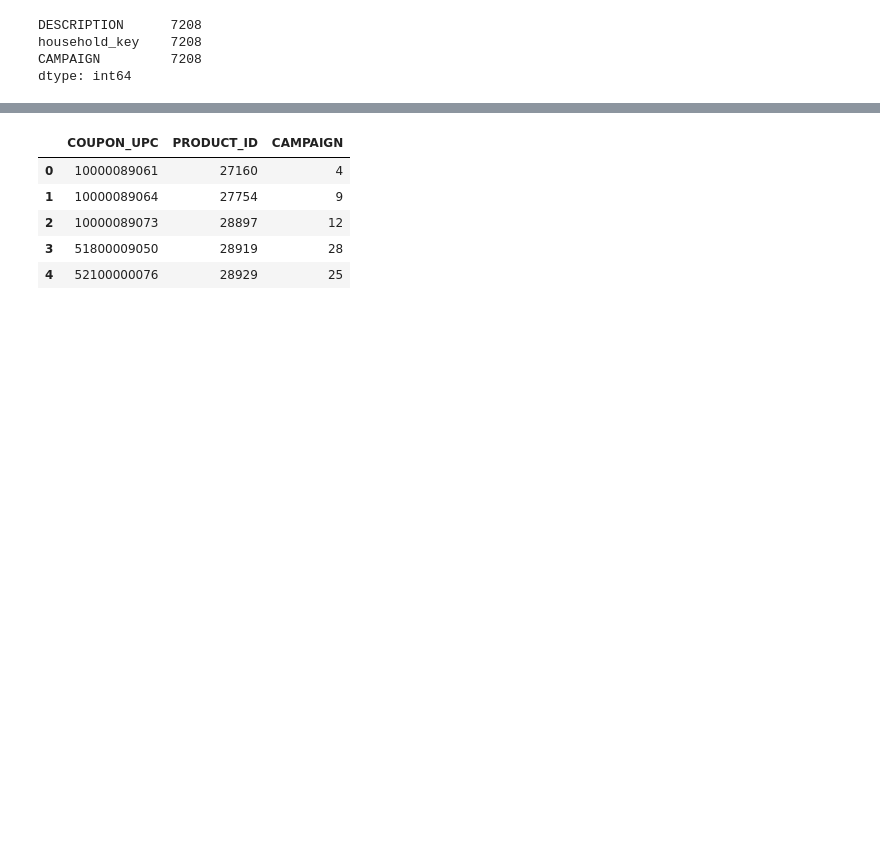
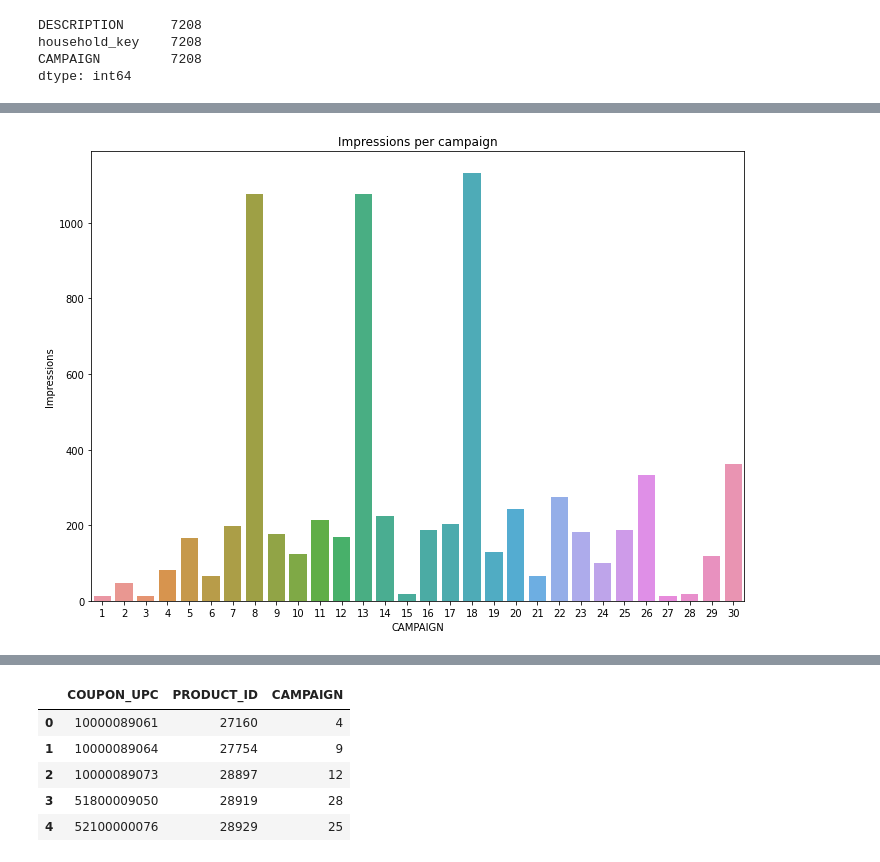
Before and after one commit to komkar123/INFO7374-Algorithmic_Digital_Marketing, a Jupyter notebook: Project/Exploratory Data Analysis/EDA.ipynb, the cells around one changed output, grey strips where cells are left out. Saved outputs shown, nothing was run; the diff lists cells and outputs as text; code cells hidden in the pictures; blank space fills up the shorter version.

```diff
--- a/Project/Exploratory Data Analysis/EDA.ipynb
+++ b/Project/Exploratory Data Analysis/EDA.ipynb
@@ -61,0 +64,10 @@ plt.show()
+# %%
+camp_summ=camp_tab.groupby('CAMPAIGN')['household_key'].count().reset_index()
+a4_dims = (11.7, 8.27)
+fig, ax = plt.subplots(figsize=a4_dims)
+ax=sns.barplot(x=camp_summ['CAMPAIGN'],y=camp_summ['household_key'])
+ax.set(ylabel='Impressions')
+plt.title('Impressions per campaign')
+plt.show()
+# %% [output]
+[figure, added]
```
Also changed, not shown: parts of 25 cells of this notebook.
